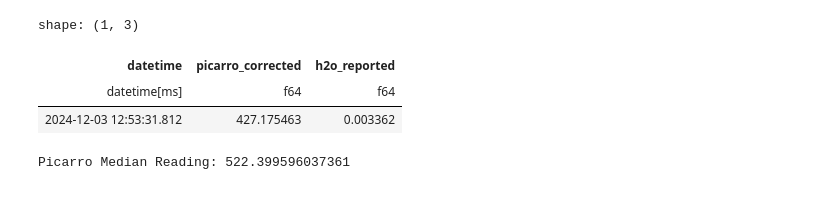
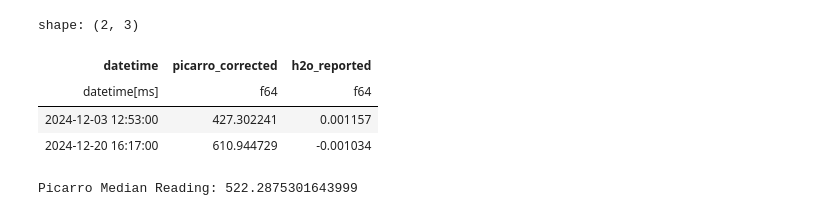
Before and after one commit to tum-esm/ACROPOLIS-data-processing, a Jupyter notebook: notebooks/calibration_gas/batch_3.ipynb, the cells around one changed output. Cells and saved outputs as stored; diff of their text form; code cells hidden in the pictures.

```diff
--- a/notebooks/calibration_gas/batch_3.ipynb
+++ b/notebooks/calibration_gas/batch_3.ipynb
@@ -22,16 +21,21 @@ assert(os.path.exists(PROCESSED_PICARRO_DATA_DIRECTORY))
 # %%
 start_date = datetime(2024, 12, 3, 0, 0, 0)
 end_date = datetime(2024, 12 , 21, 0, 0, 0)
 
-df_p = pl.scan_parquet(os.path.join(PROCESSED_PICARRO_DATA_DIRECTORY, "Calibrated_Raw_DWD_Picarro_G2301_413.parquet")) \
-    .filter(pl.col("datetime").is_between(start_date, end_date)) \
-    .select(["datetime", "picarro_corrected", "h2o_reported"])
-df_p.head(1).collect()
+# Load Picarro Data
+# DWD Picarro: "Calibrated_1_min_DWD_Picarro_G2301_413.parquet"
+df_p = pl.scan_parquet(os.path.join(PROCESSED_PICARRO_DATA_DIRECTORY,"Calibrated_1_min_DWD_Picarro_G2301_413.parquet"))
+df_p = df_p.filter(pl.col("datetime").is_between(start_date, end_date)) \
+    .select(["datetime", "picarro_corrected", "h2o_reported"]) \
+    .collect()
+
+df_p.head(1).vstack(df_p.tail(1))
 # %% [output]
-shape: (1, 3)
+shape: (2, 3)
 | datetime | picarro_corrected | h2o_reported |
 | datetime[ms] | f64 | f64 |
-| 2024-12-03 12:53:31.812 | 427.175463 | 0.003362 |
+| 2024-12-03 12:53:00 | 427.302241 | 0.001157 |
+| 2024-12-20 16:17:00 | 610.944729 | -0.001034 |
 # %%
 def plot_sensor_measurement(df, col_name: str, filter = None):
     if filter != None:
@@ -68,9 +71,9 @@ def process_measurement(start_date, end_date, plot=False):
 start_date = datetime(2024, 12, 11, 12, 44, 49)
 end_date = datetime(2024, 12, 11, 13, 4, 0)
 
-process_measurement(start_date, end_date)
+process_measurement(start_date, end_date, plot = True)
 # %% [output]
-Picarro Median Reading: 522.399596037361
+Picarro Median Reading: 522.2875301643999
 # %%
 # 82 13:08 - 13:29
 # Reading: 518.3
```
Also changed, not shown: parts of 41 cells of this notebook, 2 other files.
